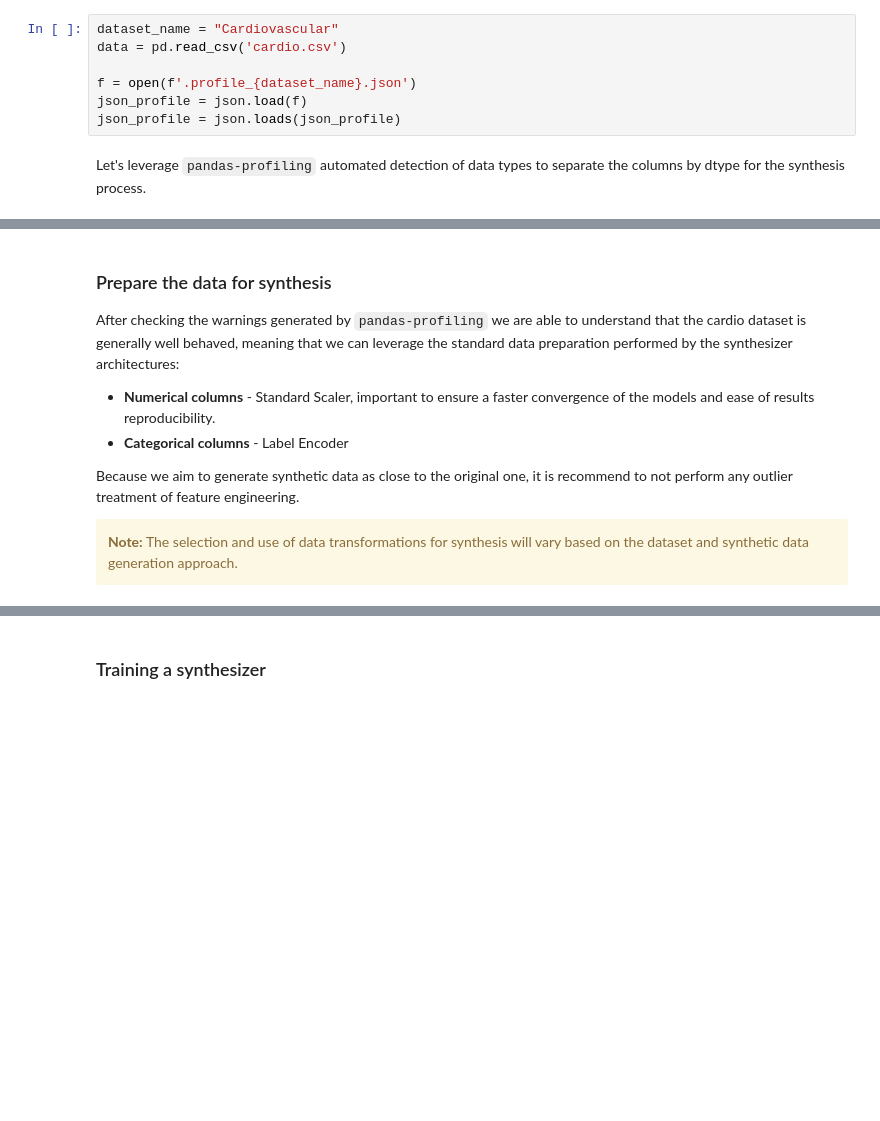
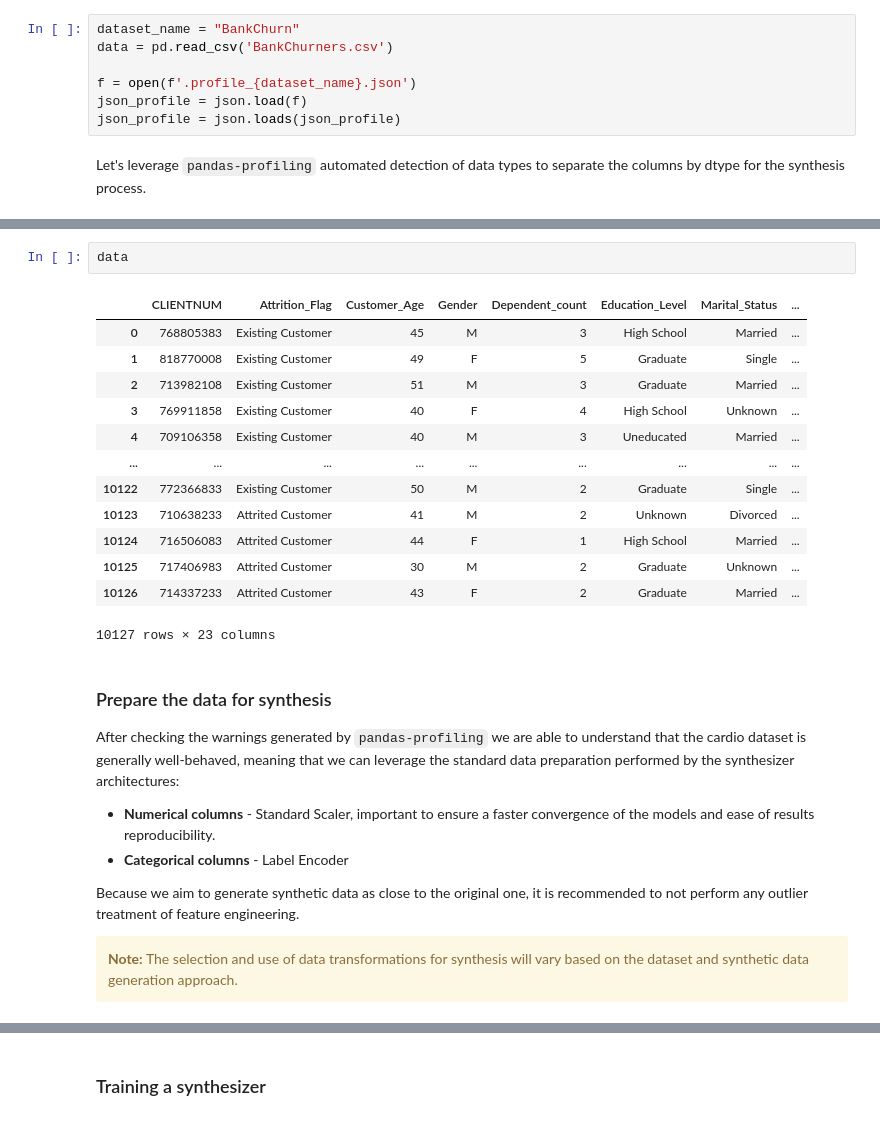
Before and after one commit to ydataai/ydata-synthetic, a Jupyter notebook: integrations/expectations_to_SyntheticData/2-Synthetic Data Generation.ipynb, the cells around one changed output, grey strips where cells are left out. Drawn from its saved outputs; the diff is of its cells as text; blank space fills up the shorter version.

Commit message:
chore: update synthetic data integration example (#193)
* fix: Update integrations example with new Dataset and functionality.

* chore: add utils cache function for ydata-synthetic examples.

```diff
--- a/integrations/expectations_to_SyntheticData/2-Synthetic Data Generation.ipynb
+++ b/integrations/expectations_to_SyntheticData/2-Synthetic Data Generation.ipynb
@@ -8,8 +8,8 @@ import json
 
 import pandas as pd
 # %%
-dataset_name = "Cardiovascular"
-data = pd.read_csv('cardio.csv')
+dataset_name = "BankChurn"
+data = pd.read_csv('BankChurners.csv')
 
 f = open(f'.profile_{dataset_name}.json')
 json_profile = json.load(f)
@@ -26,11 +26,27 @@ Number of categorical: 5, Number of numerical: 6
+# %%
+data
+# %% [output]
+|  | CLIENTNUM | Attrition_Flag | Customer_Age | Gender | Dependent_count | Education_Level | Marital_Status | ... |
+| 0 | 768805383 | Existing Customer | 45 | M | 3 | High School | Married | ... |
+| 1 | 818770008 | Existing Customer | 49 | F | 5 | Graduate | Single | ... |
+| 2 | 713982108 | Existing Customer | 51 | M | 3 | Graduate | Married | ... |
+| 3 | 769911858 | Existing Customer | 40 | F | 4 | High School | Unknown | ... |
+| 4 | 709106358 | Existing Customer | 40 | M | 3 | Uneducated | Married | ... |
+| ... | ... | ... | ... | ... | ... | ... | ... | ... |
+| 10122 | 772366833 | Existing Customer | 50 | M | 2 | Graduate | Single | ... |
+| 10123 | 710638233 | Attrited Customer | 41 | M | 2 | Unknown | Divorced | ... |
+| 10124 | 716506083 | Attrited Customer | 44 | F | 1 | High School | Married | ... |
+| 10125 | 717406983 | Attrited Customer | 30 | M | 2 | Graduate | Unknown | ... |
+| 10126 | 714337233 | Attrited Customer | 43 | F | 2 | Graduate | Married | ... |
+10127 rows × 23 columns
 # %% [markdown]
 ### Prepare the data for synthesis
 
-After checking the warnings generated by `pandas-profiling` we are able to understand that the cardio dataset is generally well behaved, meaning that we can leverage the standard data preparation performed by the synthesizer architectures:
+After checking the warnings generated by `pandas-profiling` we are able to understand that the cardio dataset is generally well-behaved, meaning that we can leverage the standard data preparation performed by the synthesizer architectures:
 - **Numerical columns** - Standard Scaler, important to ensure a faster convergence of the models and ease of results reproducibility.
 - **Categorical columns** - Label Encoder
 
-Because we aim to generate synthetic data as close to the original one, it is recommend to not perform any outlier treatment of feature engineering.
+Because we aim to generate synthetic data as close to the original one, it is recommended to not perform any outlier treatment of feature engineering.
 
 <div class="alert alert-block alert-warning">
 <b>Note:</b> The selection and use of data transformations for synthesis will vary based on the dataset and synthetic data generation approach.
```
Also changed, not shown: parts of 14 cells of this notebook, 4 other files.
